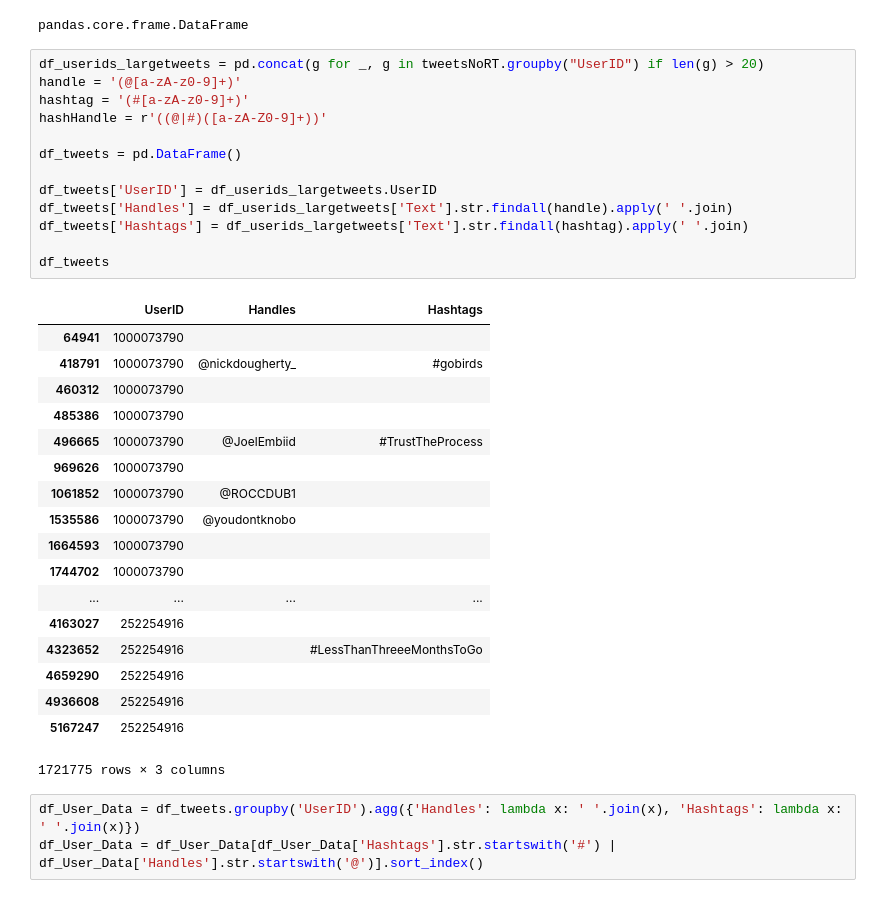
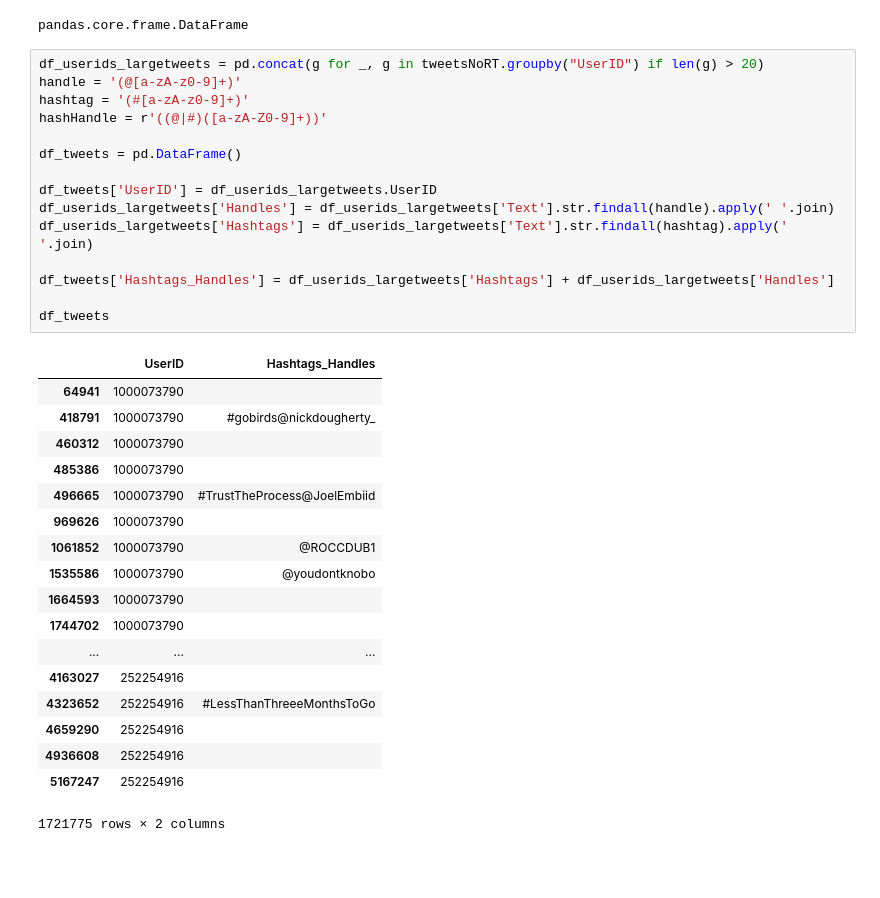
Before and after one commit to MatthewAlisangco/labtweets, a Jupyter notebook: CS177Labtwo_teamFirstRow.ipynb, the cells around one changed output. Cells and saved outputs as stored; diff of their text form; blank space fills up the shorter version.

```diff
--- a/CS177Labtwo_teamFirstRow.ipynb
+++ b/CS177Labtwo_teamFirstRow.ipynb
@@ -51,35 +51,34 @@ pandas.core.frame.DataFrame
 # %%
 df_userids_largetweets = pd.concat(g for _, g in tweetsNoRT.groupby("UserID") if len(g) > 20)
 handle = '(@[a-zA-z0-9]+)'
 hashtag = '(#[a-zA-z0-9]+)'
 hashHandle = r'((@|#)([a-zA-Z0-9]+))'
 
 df_tweets = pd.DataFrame()
 
 df_tweets['UserID'] = df_userids_largetweets.UserID
-df_tweets['Handles'] = df_userids_largetweets['Text'].str.findall(handle).apply(' '.join)
-df_tweets['Hashtags'] = df_userids_largetweets['Text'].str.findall(hashtag).apply(' '.join)
+df_userids_largetweets['Handles'] = df_userids_largetweets['Text'].str.findall(handle).apply(' '.join)
+df_userids_largetweets['Hashtags'] = df_userids_largetweets['Text'].str.findall(hashtag).apply(' '.join)
+
+df_tweets['Hashtags_Handles'] = df_userids_largetweets['Hashtags'] + df_userids_largetweets['Handles']
 
 df_tweets
 # %% [output]
-|  | UserID | Handles | Hashtags |
-| 64941 | 1000073790 |  |  |
-| 418791 | 1000073790 | @nickdougherty_ | #gobirds |
-| 460312 | 1000073790 |  |  |
-| 485386 | 1000073790 |  |  |
-| 496665 | 1000073790 | @JoelEmbiid | #TrustTheProcess |
-| 969626 | 1000073790 |  |  |
-| 1061852 | 1000073790 | @ROCCDUB1 |  |
-| 1535586 | 1000073790 | @youdontknobo |  |
-| 1664593 | 1000073790 |  |  |
-| 1744702 | 1000073790 |  |  |
-| ... | ... | ... | ... |
-| 4163027 | 252254916 |  |  |
-| 4323652 | 252254916 |  | #LessThanThreeeMonthsToGo |
-| 4659290 | 252254916 |  |  |
-| 4936608 | 252254916 |  |  |
-| 5167247 | 252254916 |  |  |
+|  | UserID | Hashtags_Handles |
+| 64941 | 1000073790 |  |
+| 418791 | 1000073790 | #gobirds@nickdougherty_ |
+| 460312 | 1000073790 |  |
+| 485386 | 1000073790 |  |
+| 496665 | 1000073790 | #TrustTheProcess@JoelEmbiid |
+| 969626 | 1000073790 |  |
+| 1061852 | 1000073790 | @ROCCDUB1 |
+| 1535586 | 1000073790 | @youdontknobo |
+| 1664593 | 1000073790 |  |
+| 1744702 | 1000073790 |  |
+| ... | ... | ... |
+| 4163027 | 252254916 |  |
+| 4323652 | 252254916 | #LessThanThreeeMonthsToGo |
+| 4659290 | 252254916 |  |
+| 4936608 | 252254916 |  |
+| 5167247 | 252254916 |  |
-1721775 rows × 3 columns
+1721775 rows × 2 columns
-# %%
-df_User_Data = df_tweets.groupby('UserID').agg({'Handles': lambda x: ' '.join(x), 'Hashtags': lambda x: ' '.join(x)})
-df_User_Data = df_User_Data[df_User_Data['Hashtags'].str.startswith('#') | df_User_Data['Handles'].str.startswith('@')].sort_index()
```
Also changed, not shown: parts of 15 cells of this notebook.
